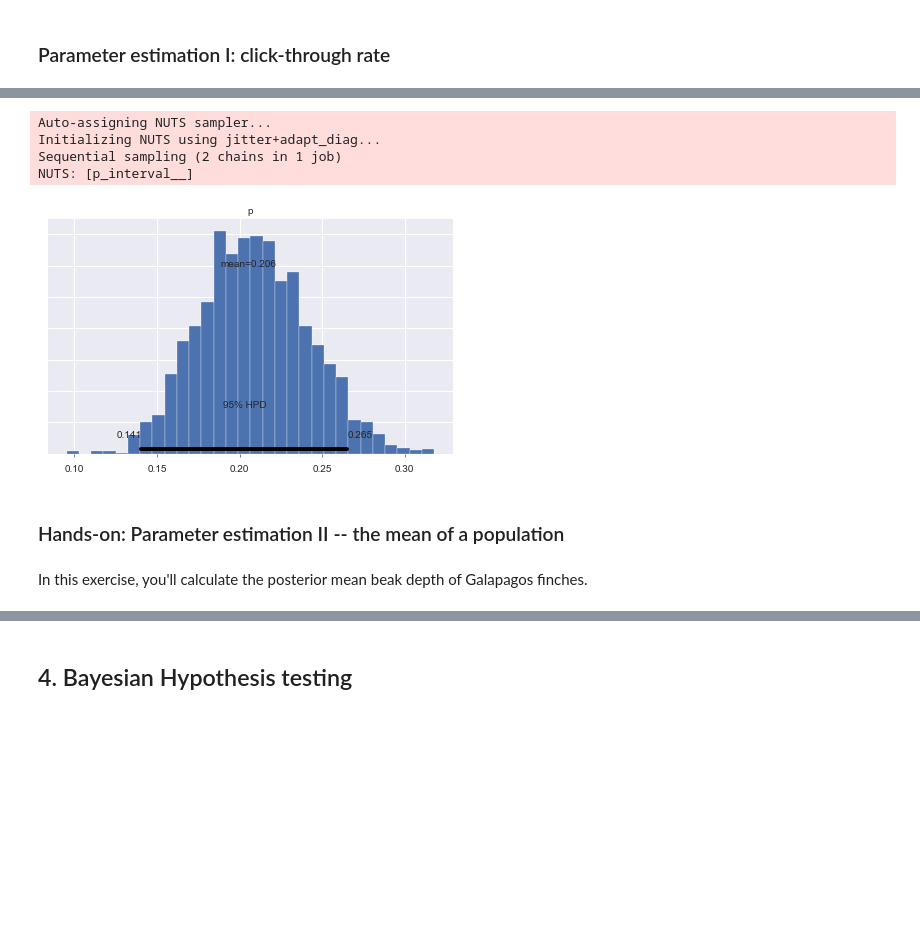
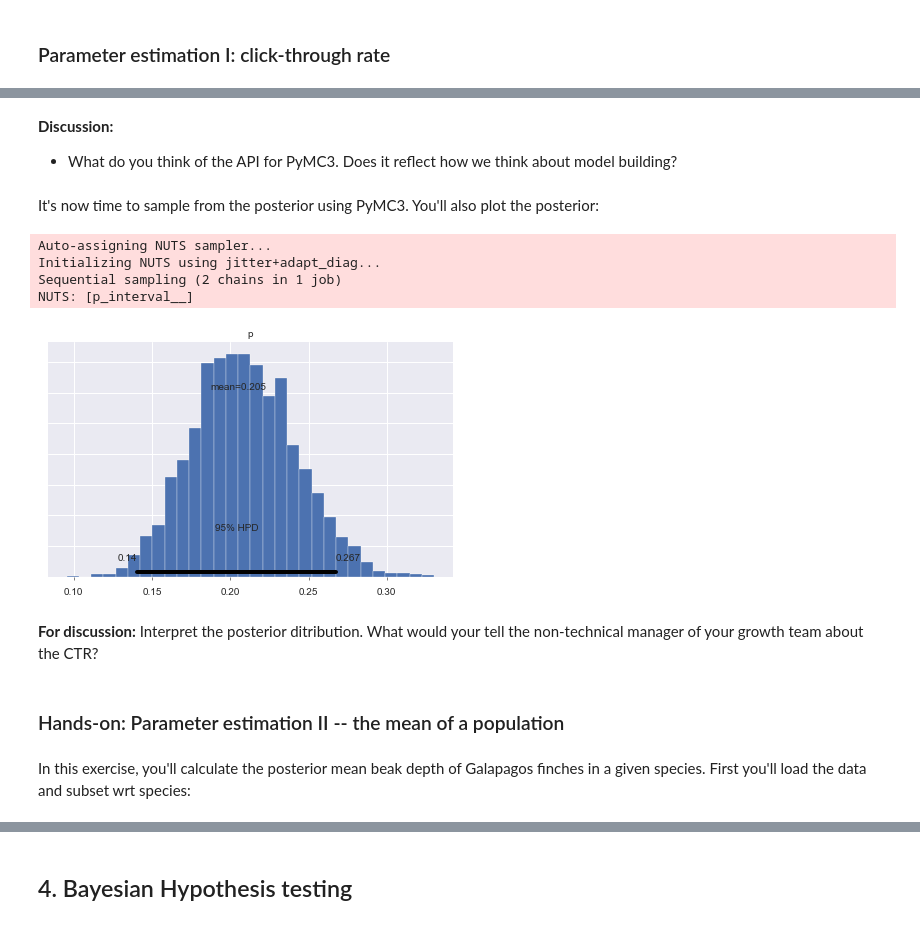
Before and after one commit to ericmjl/bayesian-stats-modelling-tutorial, a Jupyter notebook: notebooks/2.Parameter_estimation_hypothesis_testing.ipynb, the cells around one changed output, grey strips where cells are left out. Cells and saved outputs as stored; diff of their text form; code cells hidden in the pictures; blank space fills up the shorter version.

```diff
--- a/notebooks/2.Parameter_estimation_hypothesis_testing.ipynb
+++ b/notebooks/2.Parameter_estimation_hypothesis_testing.ipynb
@@ -138,21 +164,28 @@ with pm.Model() as Model:
     prob = pm.Uniform('p')
     # Binomial Likelihood
     y = pm.Binomial('y', n=N, p=prob, observed=n_successes_a)
-
-with Model:
-    samples = pm.sample(1000, njobs=1)
-
-pm.plot_posterior(samples);
-# %% [output]
-Auto-assigning NUTS sampler...
-Initializing NUTS using jitter+adapt_diag...
-Sequential sampling (2 chains in 1 job)
-NUTS: [p_interval__]
-[figure, removed]
+# %% [markdown]
+**Discussion:**
+- What do you think of the API for PyMC3. Does it reflect how we think about model building?
+# %% [markdown]
+It's now time to sample from the posterior using PyMC3. You'll also plot the posterior:
+# %%
+with Model:
+    samples = pm.sample(2000, njobs=1)
+
+pm.plot_posterior(samples);
+# %% [output]
+Auto-assigning NUTS sampler...
+Initializing NUTS using jitter+adapt_diag...
+Sequential sampling (2 chains in 1 job)
+NUTS: [p_interval__]
+[figure, added]
+# %% [markdown]
+**For discussion:** Interpret the posterior ditribution. What would your tell the non-technical manager of your growth team about the CTR?
 # %% [markdown]
 ### Hands-on: Parameter estimation II -- the mean of a population
 # %% [markdown]
-In this exercise, you'll calculate the  posterior mean beak depth of Galapagos finches.
+In this exercise, you'll calculate the  posterior mean beak depth of Galapagos finches in a given species. First you'll load the data and subset wrt species:
 # %%
 # Import and view head of data
 df_12 = pd.read_csv('../data/finch_beaks_2012.csv')
```
Also changed, not shown: parts of 11 cells of this notebook.
